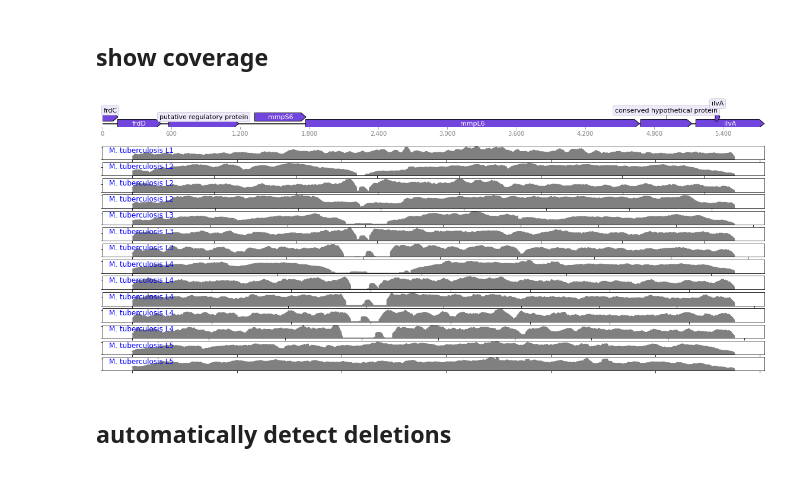
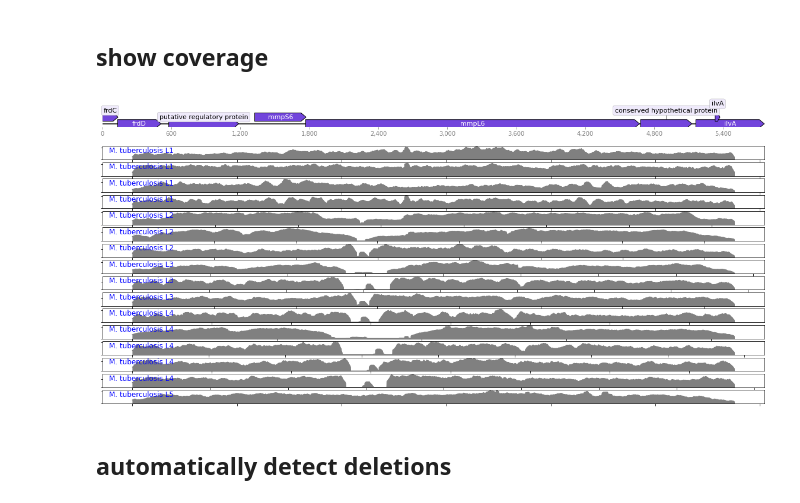
Before and after one commit to dmnfarrell/mtbc_analyses, a Jupyter notebook: tbd1/analysis.ipynb, the cells around one changed output. Saved outputs shown, nothing was run; the diff lists cells and outputs as text; code cells hidden in the pictures.

```diff
--- a/tbd1/analysis.ipynb
+++ b/tbd1/analysis.ipynb
@@ -179,26 +181,26 @@ def get_region_coverage(bam_file, chr, start, end):
 # %%
 from dna_features_viewer import GraphicFeature, GraphicRecord
 from dna_features_viewer import BiopythonTranslator
 
 graphic_record = BiopythonTranslator().translate_record(rec)
 from matplotlib.gridspec import GridSpec
 fig = plt.figure(figsize=(20,10))
 gs = GridSpec(20, 1, figure=fig)
 ax1=fig.add_subplot(gs[:2,0])
 graphic_record.plot(ax=ax1)
 i=3
-for n,r in list(samples.iterrows())[36:50]:
+for n,r in list(samples.iterrows())[36:52]:
     ax=fig.add_subplot(gs[i,0])
     df = get_region_coverage(r.bam_file,'MAF_TBD1',1,len(rec.seq))
     bins=range(0,max(df.coverage),int(max(df.coverage)/10))
     df['binned']=np.searchsorted(bins, df.coverage.values)
     df.plot(y='coverage',ax=ax,kind='area',color='gray',legend=False)
     ax.text(.01,.5,r.LINEAGE,color='blue',transform=ax.transAxes,fontsize=12)
     ax.set_xticklabels([]); ax.set_yticklabels([])
     i+=1
 #plt.tight_layout()
 # %% [output]
-[figure, old version]
+[figure, new version]
 # %% [markdown]
 ## automatically detect deletions
 # %%
```
Also changed, not shown: parts of 4 cells of this notebook, 3 other files.
